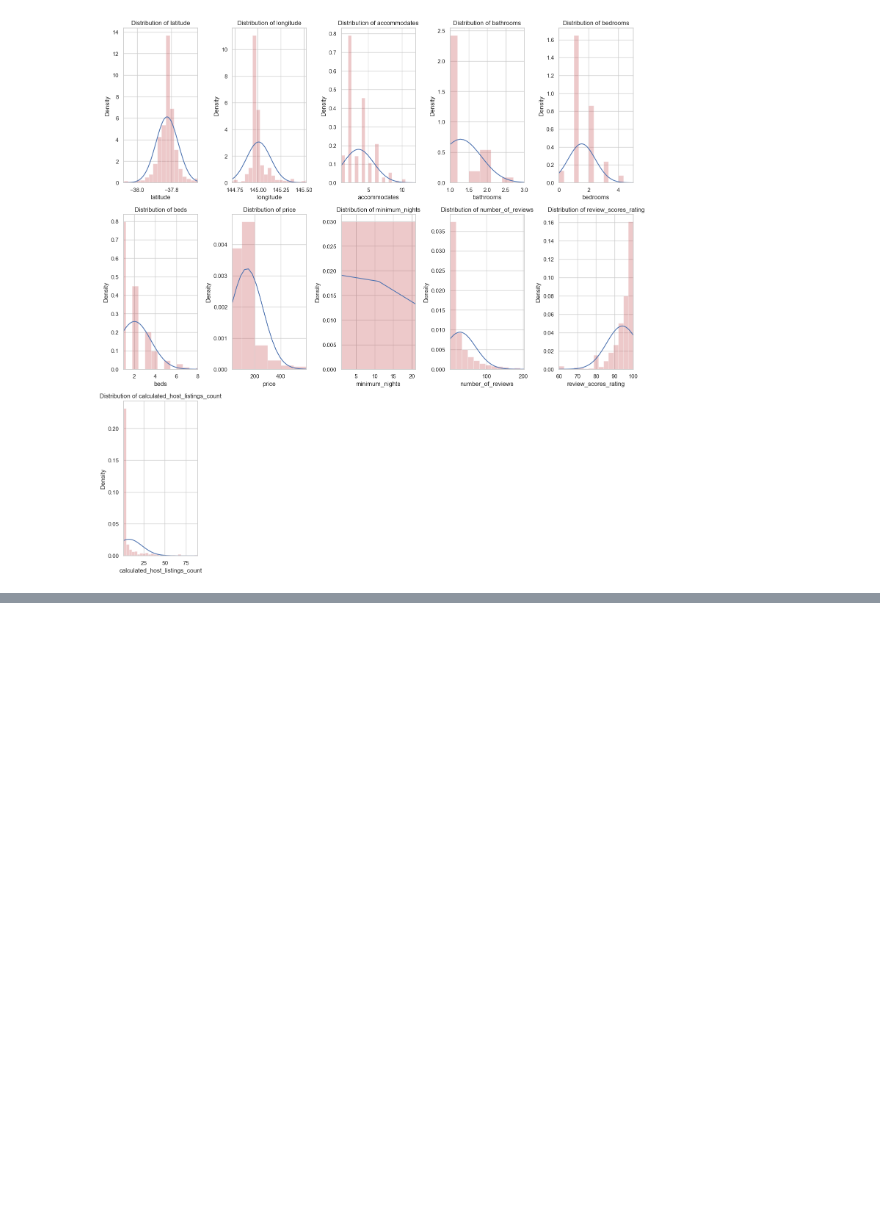
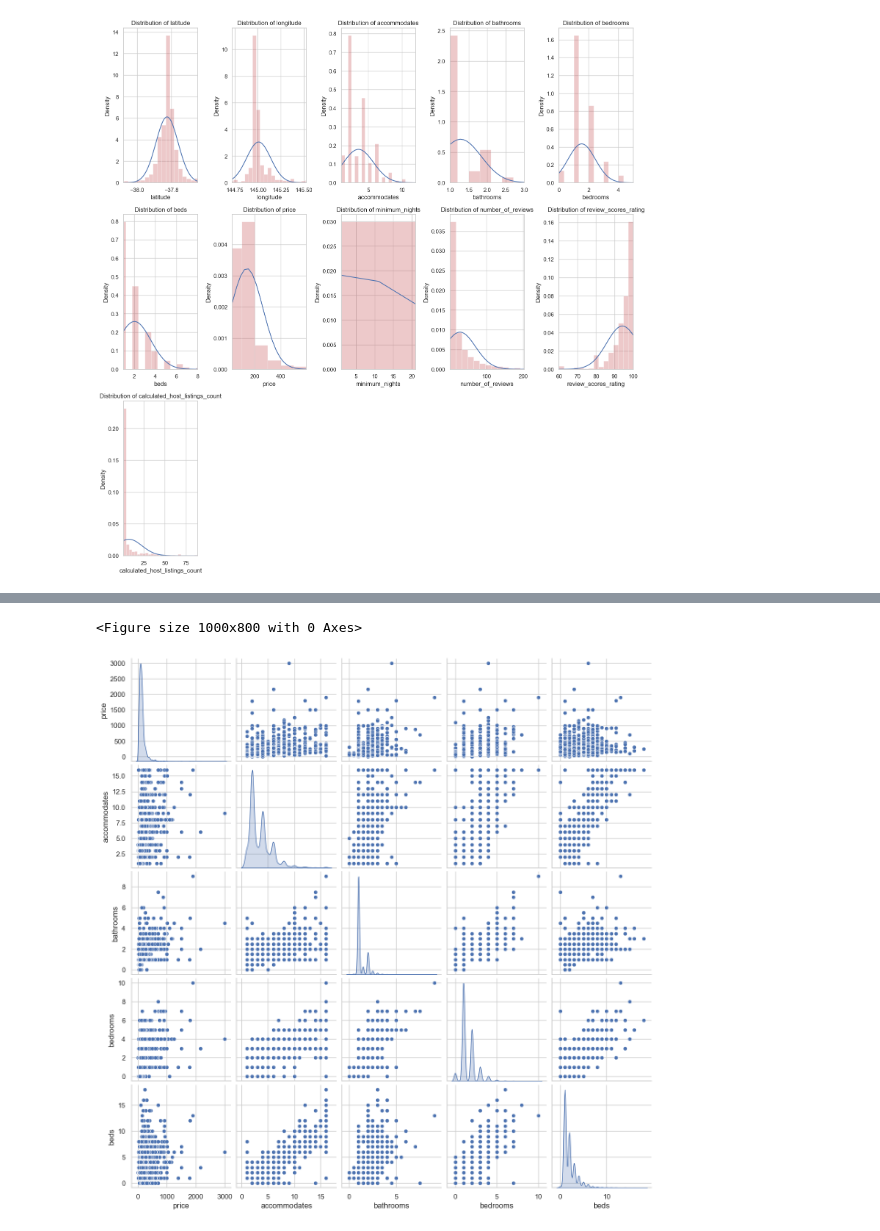
Before and after one commit to LocLe611/melbourne_airbnb-price-listing-predictions, a Jupyter notebook: main.ipynb, the cells around one changed output, grey strips where cells are left out. Saved outputs shown, nothing was run; the diff lists cells and outputs as text; code cells hidden in the pictures; blank space fills up the shorter version.

```diff
--- a/main.ipynb
+++ b/main.ipynb
@@ -208,0 +275,9 @@ Training set splits - Columns of numeric data distribution:
+# %%
+selected_features = ["price", "accommodates", "bathrooms", "bedrooms", "beds"]
+
+plt.figure(figsize=(10, 8))
+sns.pairplot(train_df[selected_features], diag_kind="kde")
+plt.show()
+# %% [output]
+<Figure size 1000x800 with 0 Axes>
+[figure, added]
```
Also changed, not shown: parts of 27 cells of this notebook, 4 other files.
